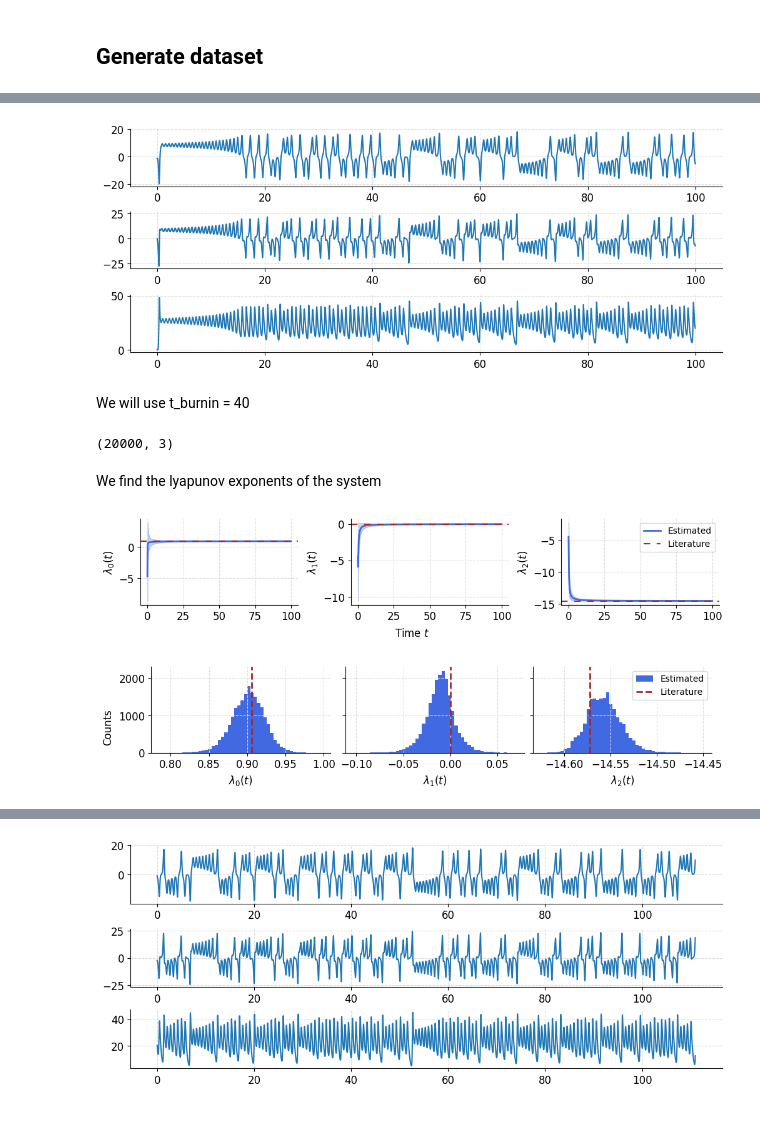
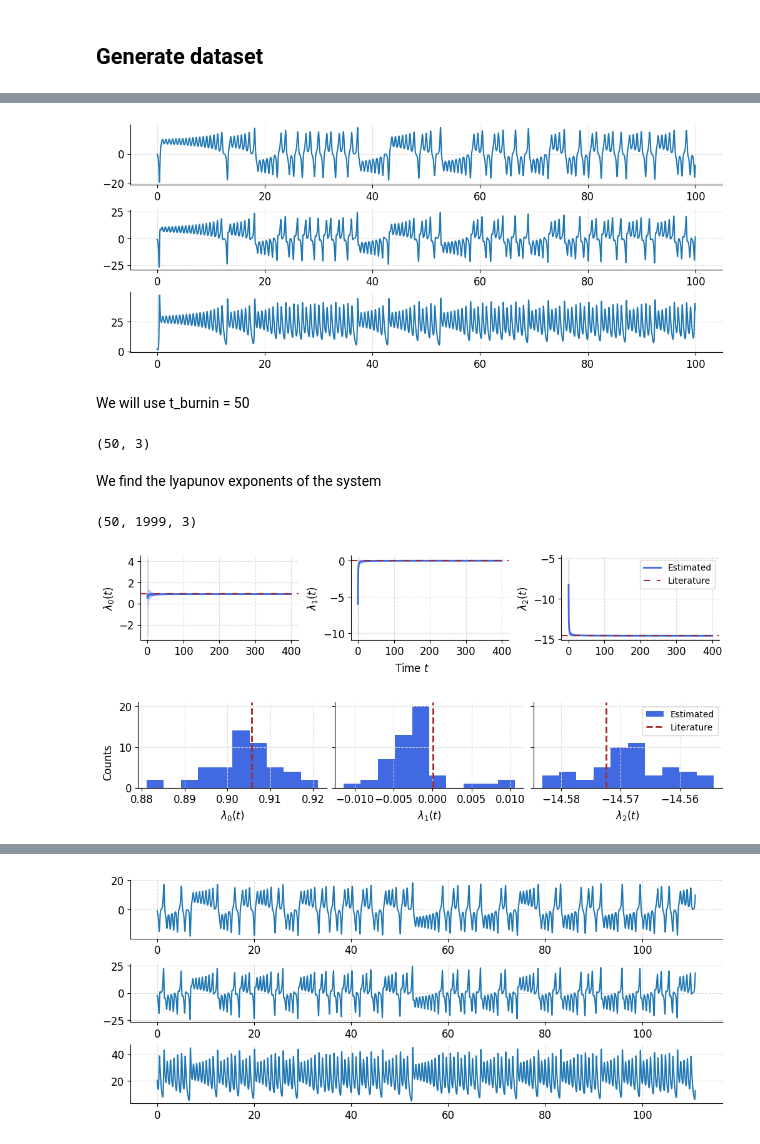
Before and after one commit to Jhko725/sandbox, a Jupyter notebook: notebooks/datasets/lorenz63.ipynb, the cells around one changed output, grey strips where cells are left out. Saved outputs shown, nothing was run; the diff lists cells and outputs as text; code cells hidden in the pictures.

```diff
--- a/notebooks/datasets/lorenz63.ipynb
+++ b/notebooks/datasets/lorenz63.ipynb
@@ -25,7 +25,7 @@ solve_lorenz_batch = eqx.filter_jit(
         in_axes=(None, 0),
     )
 )
-u0 = jax.random.normal(jax.random.PRNGKey(1), shape=(20000, lorenz.dim))
+u0 = jax.random.normal(jax.random.PRNGKey(0), shape=(50, lorenz.dim))
 
 t = jnp.arange(0, 100, 0.01)
 u = solve_lorenz_batch(t, u0)
@@ -36,25 +34,29 @@ fig, axes = plt.subplots(3, 1, figsize=(10, 4))
 for i, ax in enumerate(axes):
     ax.plot(t, u[0, :, i])
 # %% [output]
-[figure, old version]
+[figure, new version]
 # %% [markdown]
-We will use t_burnin = 40
+We will use t_burnin = 50
 # %%
-t_burnin = 40
+t_burnin = 50
 
-u0_init = jax.random.normal(jax.random.PRNGKey(1), shape=(20000, lorenz.dim))
+u0_init = jax.random.normal(jax.random.PRNGKey(0), shape=(50, lorenz.dim))
 u0 = solve_lorenz_batch(jnp.asarray([0, t_burnin]), u0_init)[:, -1]
 
 u0.shape
 # %% [output]
-(20000, 3)
+(50, 3)
 # %% [markdown]
 We find the lyapunov exponents of the system
 # %%
-t_lya = jnp.arange(0.0, 100.0, 0.05)
+t_lya = jnp.arange(0.0, 400.0, 0.2)
 lyas = eqx.filter_vmap(
-    lambda u0_: lyapunov_gr(lorenz, u0_, t_lya, rtol=1e-8, atol=1e-8)[0]
-)(u0)[1:]
+    lambda u0_: lyapunov_gr(lorenz, u0_, t_lya, rtol=1e-8, atol=1e-10)[0]
+)(u0)[:, 1:]
+# %%
+lyas.shape
+# %% [output]
+(50, 1999, 3)
 # %%
 lyas_mean, lyas_std = jnp.mean(lyas, axis=0), jnp.std(lyas, axis=0)
 # %%
@@ -67,7 +69,7 @@ lya_known = (0.9057, 1.4e-5, -14.5724)
 
 for i, ax in enumerate(axes.flat):
     plot_line_and_band(
-        ax, t_lya, lyas_mean[:, i], lyas_std[:, i], label="Estimated", **plot_kwargs
+        ax, t_lya[1:], lyas_mean[:, i], lyas_std[:, i], label="Estimated", **plot_kwargs
     )
     ax.axhline(
         y=lya_known[i],
@@ -83,26 +85,26 @@ axes[-1].legend(loc="upper right", fontsize="small")
 fig.supxlabel("Time $t$", fontsize="medium")
 fig.align_ylabels()
 # %% [output]
-[figure, old version]
+[figure, new version]
 # %%
 fig, axes = plt.subplots(1, 3, figsize=(10, 2), sharey=True)
 
 plot_kwargs = {"linewidth": 2.0, "alpha": 1.0}
 # ax.set_yscale("symlog", base=10)
 
 for i, ax in enumerate(axes.flat):
-    ax.hist(lyas[:, -1, i], bins=50, color="royalblue", label="Estimated")
+    ax.hist(lyas[:, -1, i], bins=10, color="royalblue", label="Estimated")
     ax.axvline(
         x=lya_known[i],
         color="brown",
         linewidth=2.0,
         linestyle="--",
         label="Literature",
     )
     ax.set_xlabel(rf"$\lambda_{i}(t)$")
 
 axes[-1].legend(loc="upper right", fontsize="small")
 fig.supylabel("Counts", fontsize="medium")
 fig.align_ylabels()
 # %% [output]
-[figure, old version]
+[figure, new version]
```
Also changed, not shown: parts of 8 cells of this notebook, 59 other files.
